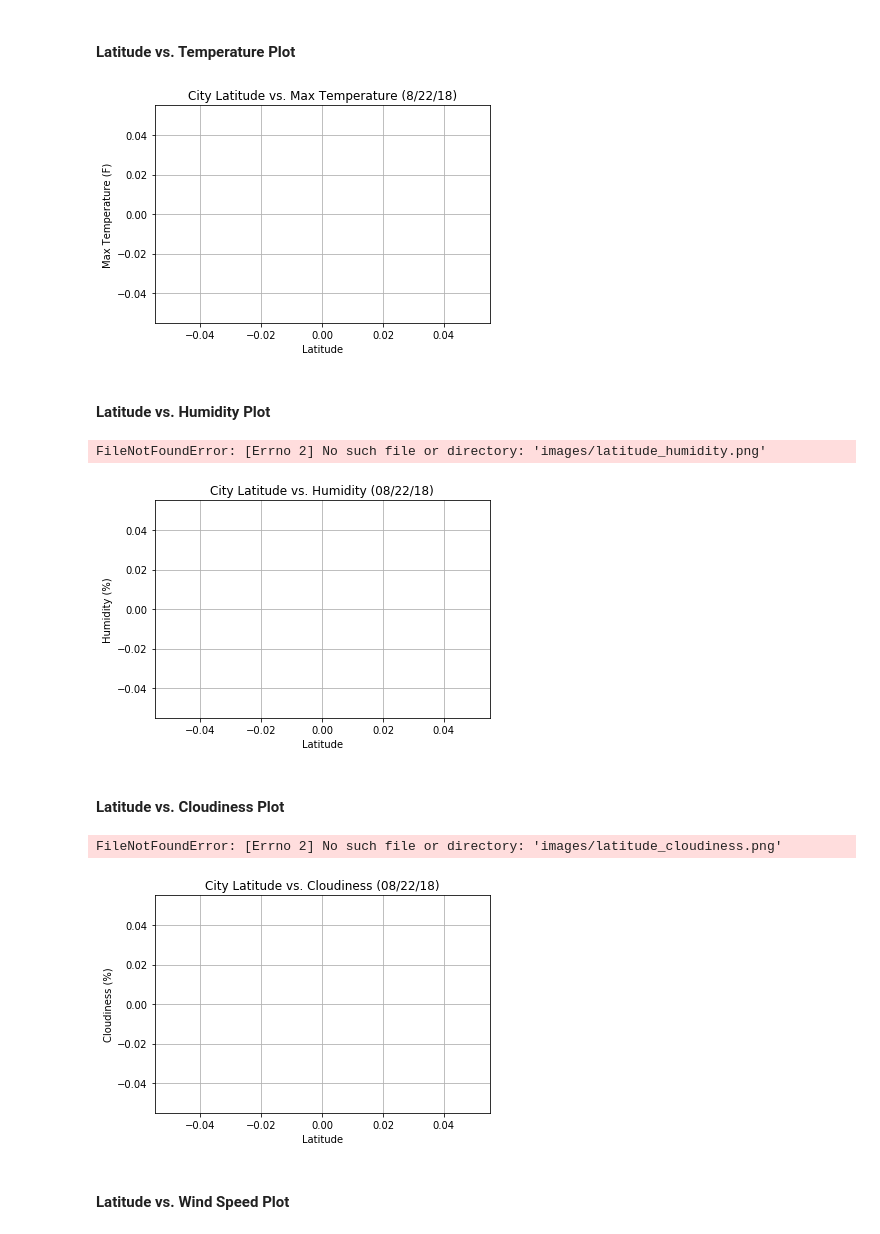
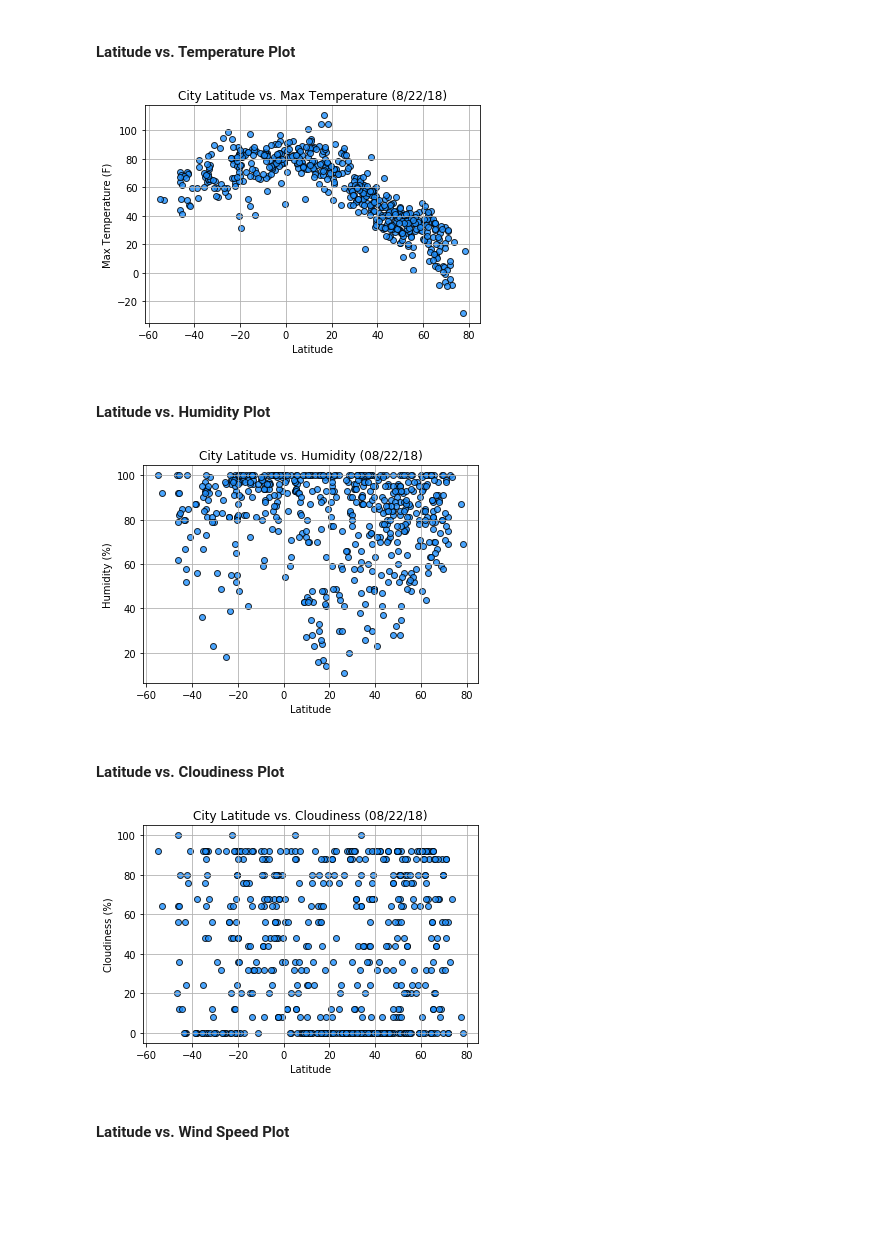
Before and after one commit to hmakhlouf/Unit-6-Assignment---What-s-the-Weather-Like-, a Jupyter notebook: WeatherPy.ipynb, the cells around one changed output. Cells and saved outputs as stored; diff of their text form; code cells hidden in the pictures; blank space fills up the shorter version.

```diff
--- a/WeatherPy.ipynb
+++ b/WeatherPy.ipynb
@@ -60,12 +61,15 @@ len(cities)
 * Perform a weather check on each city using a series of successive API calls.
 * Include a print log of each city as it'sbeing processed (with the city number and city name).
 # %%
+# Processing the data
+url = "http://api.openweathermap.org/data/2.5/forecast?"
+units = "imperial"
+query_url = f"{url}appid={api_key}&units={units}&q="
 
-url = "http://api.openweathermap.org/data/2.5/weather?"
-units = "Imperial"
-count = 0
-set_num = 1
+count = 1
+SET = 1
 
+# Lists for holding values for the data
 cloudiness = []
 humidity = []
 lat = []
@@ -77,23 +81,20 @@ date = []
 max_temp = []
 city_list = []
 
+
+# Printing out the results of each city being processed from the successive API calls
 print("Beginning Data Retrieval")
-print("------------------------")
+print("-----------------------------")
+
+
+
 
 for city in cities:
-    count+=1
-    if(count > 50):
-            set_num+=1
-            count = 0
 
+    try:
+        response = requests.get(query_url + city).json()
 
-    query_url = f" {url}appid={api_key}&units={units}&q="
-    try:
-        weather_response = requests.get(query_url)
-        cityweather = weather_response.json()
-
-        print(f"Proceesing record # {count} of set {set_num}|{city}")
-        #  print(cityweather)
+        print(f"Processing Record {index} of Set {set_num} | " + city)
 
 
         cloudiness.append(response["list"][0]["clouds"]["all"])
@@ -106,10 +107,15 @@ for city in cities:
         date.append(response["list"][0]["dt"])
         max_temp.append(response["list"][0]["main"]["temp_max"])
         city_list.append(response["city"]["name"])
+        index+=1
+
+        if(index > 50):
+            set_num+=1
+            index = 0
 
 
-
-    except:
+# Print this output if city is not found
+    except(KeyError, ValueError):
         print("City not found. Skipping...")
 # %% [output]
 Beginning Data Retrieval
@@ -175,12 +187,12 @@ city_data.head()
 #### Latitude vs. Temperature Plot
 # %%
 # Make the x and y coordinates
-x = city_data["Lat"]
-y = city_data["Max Temp"]
+x1 = city_data["Lat"]
+y1 = city_data["Max Temp"]
 
 
 # Make the scatter plot data
-plt.scatter(x, y, marker="o", facecolors="lightblue", edgecolor="black", alpha=0.80)
+plt.scatter(x1, y1, marker="o", facecolors="dodgerblue", edgecolor="black", alpha=0.80)
 
 
 # Make titles for the graph, x-axis, and y-axis along with adding the grid
@@ -191,42 +203,40 @@ plt.grid(True)
 
 
 # Save plotted figure as png file
-
-plt.savefig("latitude_temp.png")
+plt.savefig("images/latitude_temp.png")
 
 
 # Display the graph
 plt.show()
 # %% [output]
-[figure, old version]
+[figure, new version]
 # %% [markdown]
 #### Latitude vs. Humidity Plot
 # %%
 # Make the x and y coordinates
 x2 = city_data["Lat"]
 y2 = city_data["Humidity"]
 
 
 # Make the scatter plot data
-plt.scatter(x2, y2, marker="o", facecolors="lightblue", edgecolor="black", alpha=0.80)
+plt.scatter(x2, y2, marker="o", facecolors="dodgerblue", edgecolor="black", alpha=0.80)
 
 
 # Make titles for the graph, x-axis, and y-axis along with adding the grid
 plt.title("City Latitude vs. Humidity (08/22/18)")
 plt.ylabel("Humidity (%)")
 plt.xlabel("Latitude")
 plt.grid(True)
 
 
 # Save plotted figure as png file
 plt.savefig("images/latitude_humidity.png")
 
 
 # Display the graph
 plt.show()
 # %% [output]
-FileNotFoundError: [Errno 2] No such file or directory: 'images/latitude_humidity.png'
-[figure, old version]
+[figure, new version]
 # %% [markdown]
 #### Latitude vs. Cloudiness Plot
 # %%
@@ -236,7 +246,7 @@ y3 = city_data["Cloudiness"]
 
 
 # Make the scatter plot data
-plt.scatter(x3, y3, marker="o", facecolors="lightblue", edgecolor="black", alpha=0.80)
+plt.scatter(x3, y3, marker="o", facecolors="dodgerblue", edgecolor="black", alpha=0.80)
 
 
 # Make titles for the graph, x-axis, and y-axis along with adding the grid
@@ -253,7 +263,6 @@ plt.savefig("images/latitude_cloudiness.png")
 # Display the graph
 plt.show()
 # %% [output]
-FileNotFoundError: [Errno 2] No such file or directory: 'images/latitude_cloudiness.png'
-[figure, old version]
+[figure, new version]
 # %% [markdown]
 #### Latitude vs. Wind Speed Plot
```
Also changed, not shown: parts of 6 cells of this notebook, 10 other files.
